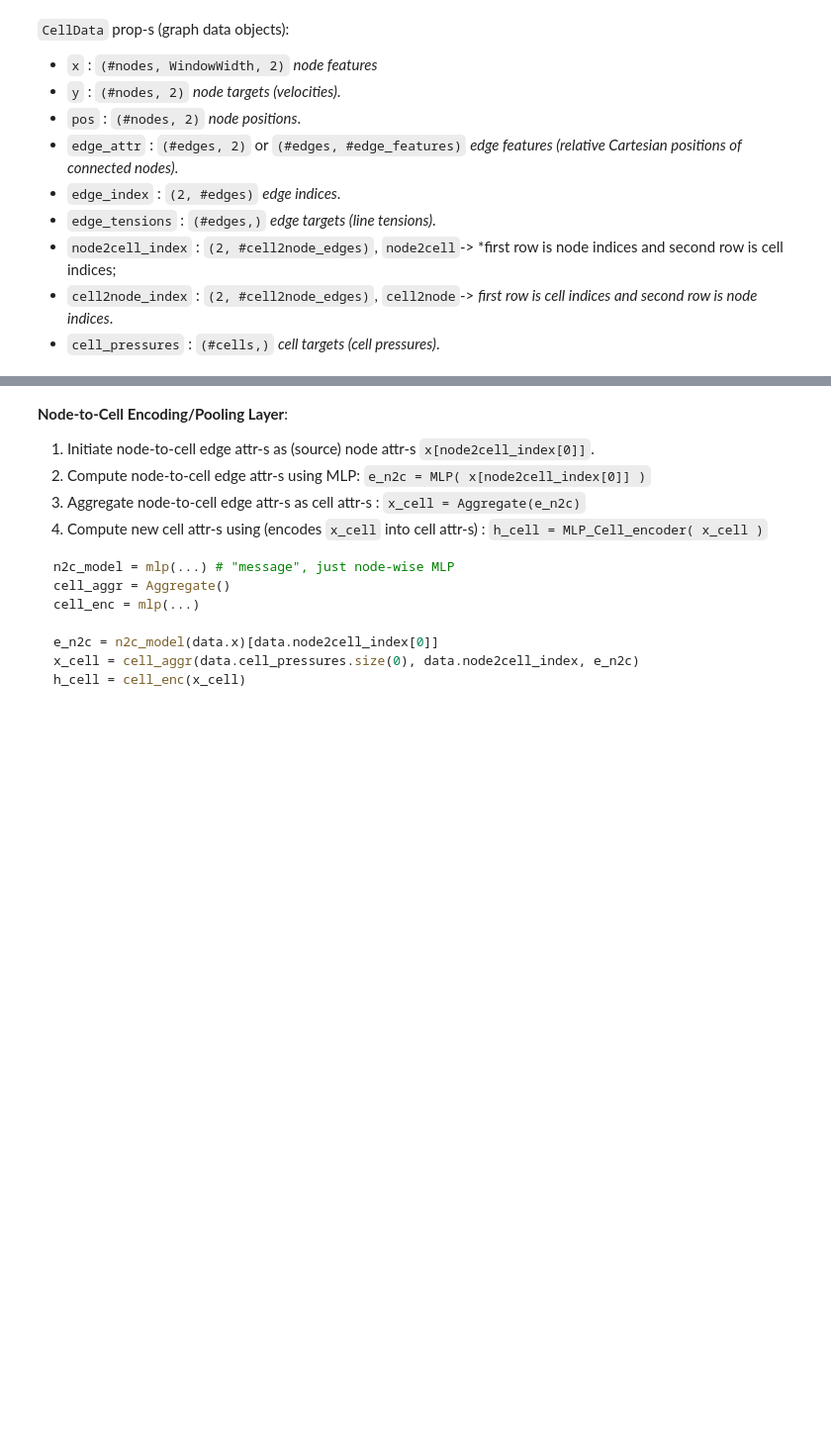
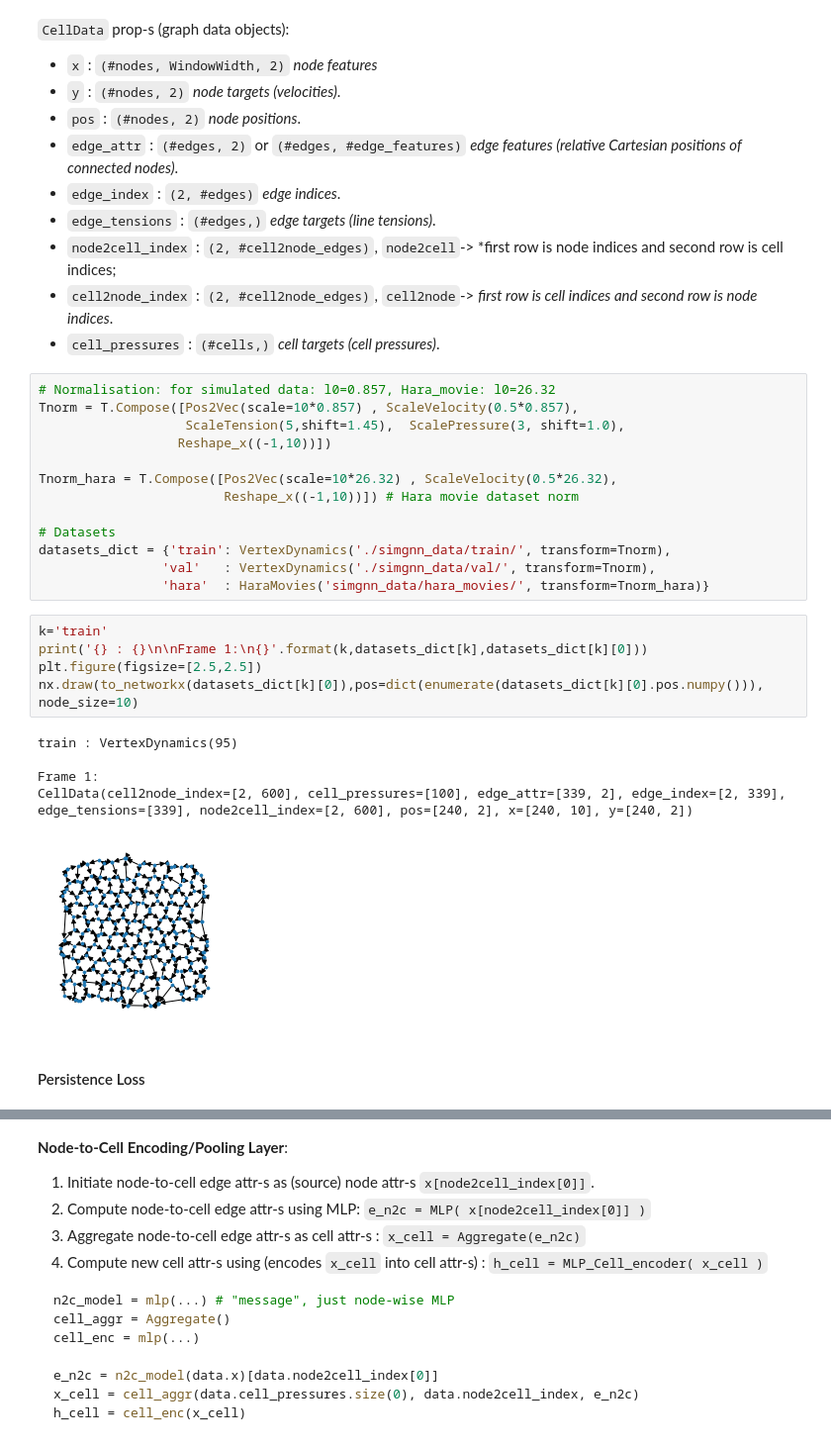
Before and after one commit to mshagirov/simgnn, a Jupyter notebook: nbs/2_nn_model.ipynb, the cells around one changed output, grey strips where cells are left out. Shown at 99% size. Cells and saved outputs as stored; diff of their text form; blank space fills up the shorter version.

```diff
--- a/nbs/2_nn_model.ipynb
+++ b/nbs/2_nn_model.ipynb
@@ -152,3 +96,29 @@ hara_movies = HaraMovies('simgnn_data/hara_movies/', transform=Tnorm_hara)
 - `node2cell_index` : `(2, #cell2node_edges)`, `node2cell`-> *first row is node indices and second row is cell indices;
 - `cell2node_index` : `(2, #cell2node_edges)`, `cell2node`-> *first row is cell indices and second row is node indices*.
 - `cell_pressures` : `(#cells,)` *cell targets (cell pressures)*.
+# %%
+# Normalisation: for simulated data: l0=0.857, Hara_movie: l0=26.32
+Tnorm = T.Compose([Pos2Vec(scale=10*0.857) , ScaleVelocity(0.5*0.857),
+                   ScaleTension(5,shift=1.45),  ScalePressure(3, shift=1.0),
+                  Reshape_x((-1,10))])
+
+Tnorm_hara = T.Compose([Pos2Vec(scale=10*26.32) , ScaleVelocity(0.5*26.32),
+                        Reshape_x((-1,10))]) # Hara movie dataset norm
+
+# Datasets
+datasets_dict = {'train': VertexDynamics('./simgnn_data/train/', transform=Tnorm),
+                'val'   : VertexDynamics('./simgnn_data/val/', transform=Tnorm),
+                'hara'  : HaraMovies('simgnn_data/hara_movies/', transform=Tnorm_hara)}
+# %%
+k='train'
+print('{} : {}\n\nFrame 1:\n{}'.format(k,datasets_dict[k],datasets_dict[k][0]))
+plt.figure(figsize=[2.5,2.5])
+nx.draw(to_networkx(datasets_dict[k][0]),pos=dict(enumerate(datasets_dict[k][0].pos.numpy())), node_size=10)
+# %% [output]
+train : VertexDynamics(95)
+
+Frame 1:
+CellData(cell2node_index=[2, 600], cell_pressures=[100], edge_attr=[339, 2], edge_index=[2, 339], edge_tensions=[339], node2cell_index=[2, 600], pos=[240, 2], x=[240, 10], y=[240, 2])
+[figure, added]
+# %% [markdown]
+#### Persistence Loss
```
Also changed, not shown: parts of 33 cells of this notebook, 4 other files.
